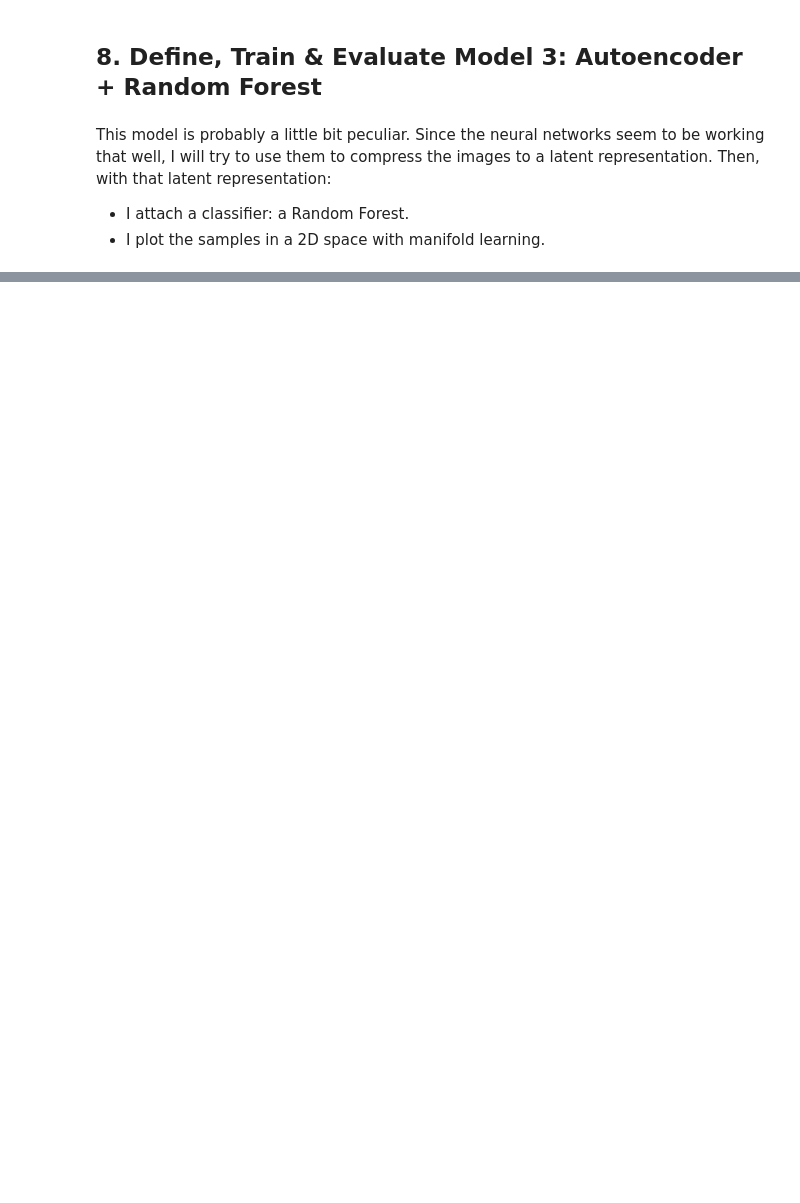
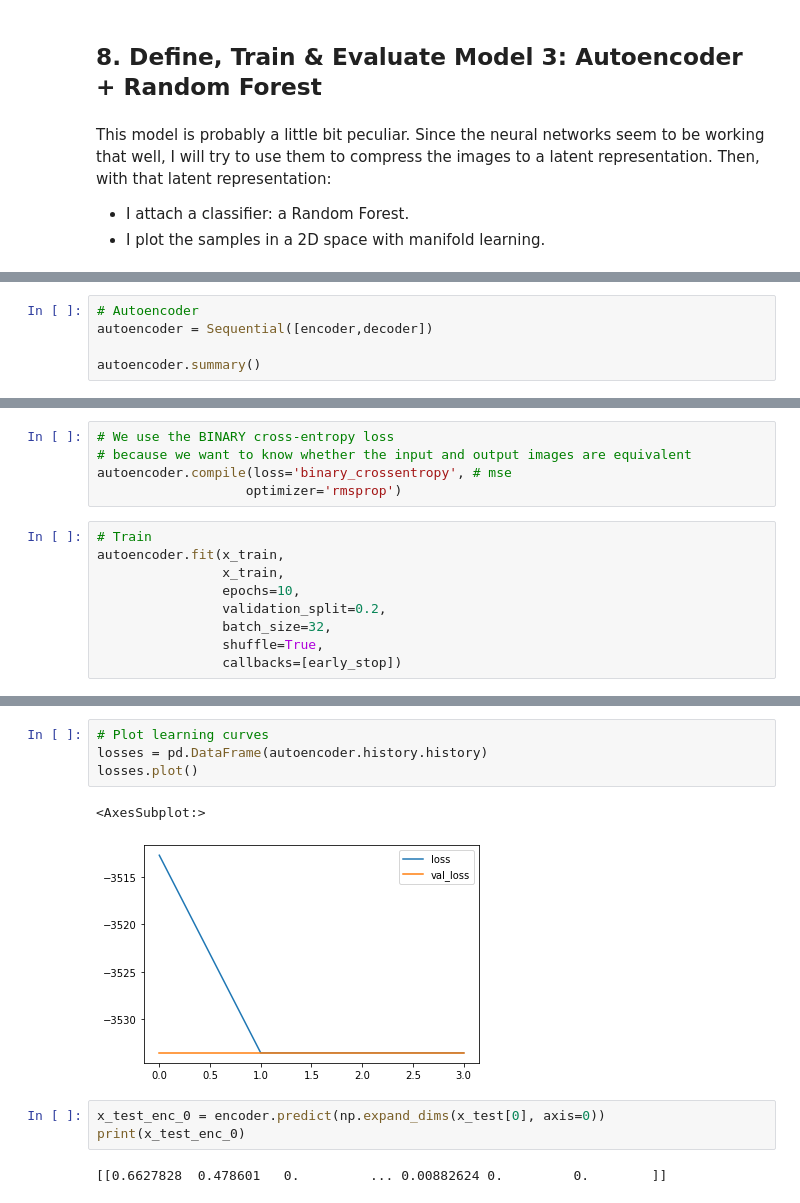
Before and after one commit to mxagar/asl_alphabet_image_classification, a Jupyter notebook: asl_alphabet.ipynb, the cells around one changed output, grey strips where cells are left out. Drawn from its saved outputs; the diff is of its cells as text; blank space fills up the shorter version.

```diff
--- a/asl_alphabet.ipynb
+++ b/asl_alphabet.ipynb
@@ -404,0 +529,5 @@ This model is probably a little bit peculiar. Since the neural networks seem to
+# %%
+# Autoencoder
+autoencoder = Sequential([encoder,decoder])
+
+autoencoder.summary()
@@ -404,0 +547,14 @@ This model is probably a little bit peculiar. Since the neural networks seem to
+# %%
+# We use the BINARY cross-entropy loss
+# because we want to know whether the input and output images are equivalent
+autoencoder.compile(loss='binary_crossentropy', # mse
+                   optimizer='rmsprop')
+# %%
+# Train
+autoencoder.fit(x_train,
+                x_train,
+                epochs=10,
+                validation_split=0.2,
+                batch_size=32,
+                shuffle=True,
+                callbacks=[early_stop])
@@ -404,0 +573,12 @@ This model is probably a little bit peculiar. Since the neural networks seem to
+# %%
+# Plot learning curves
+losses = pd.DataFrame(autoencoder.history.history)
+losses.plot()
+# %% [output]
+<AxesSubplot:>
+[figure, added]
+# %%
+x_test_enc_0 = encoder.predict(np.expand_dims(x_test[0], axis=0))
+print(x_test_enc_0)
+# %% [output]
+[[0.6627828  0.478601   0.         ... 0.00882624 0.         0.        ]]
```
Also changed, not shown: parts of 26 cells of this notebook, 1 other file.
